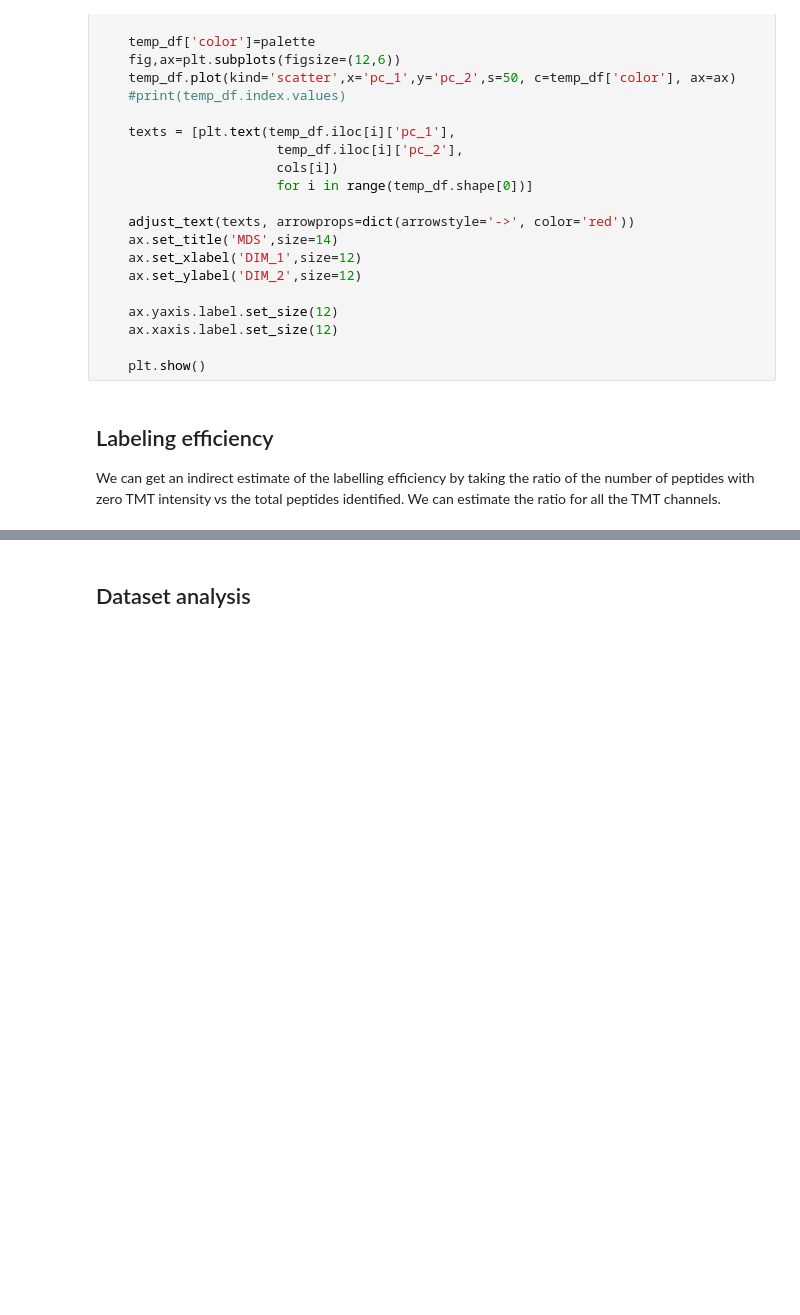
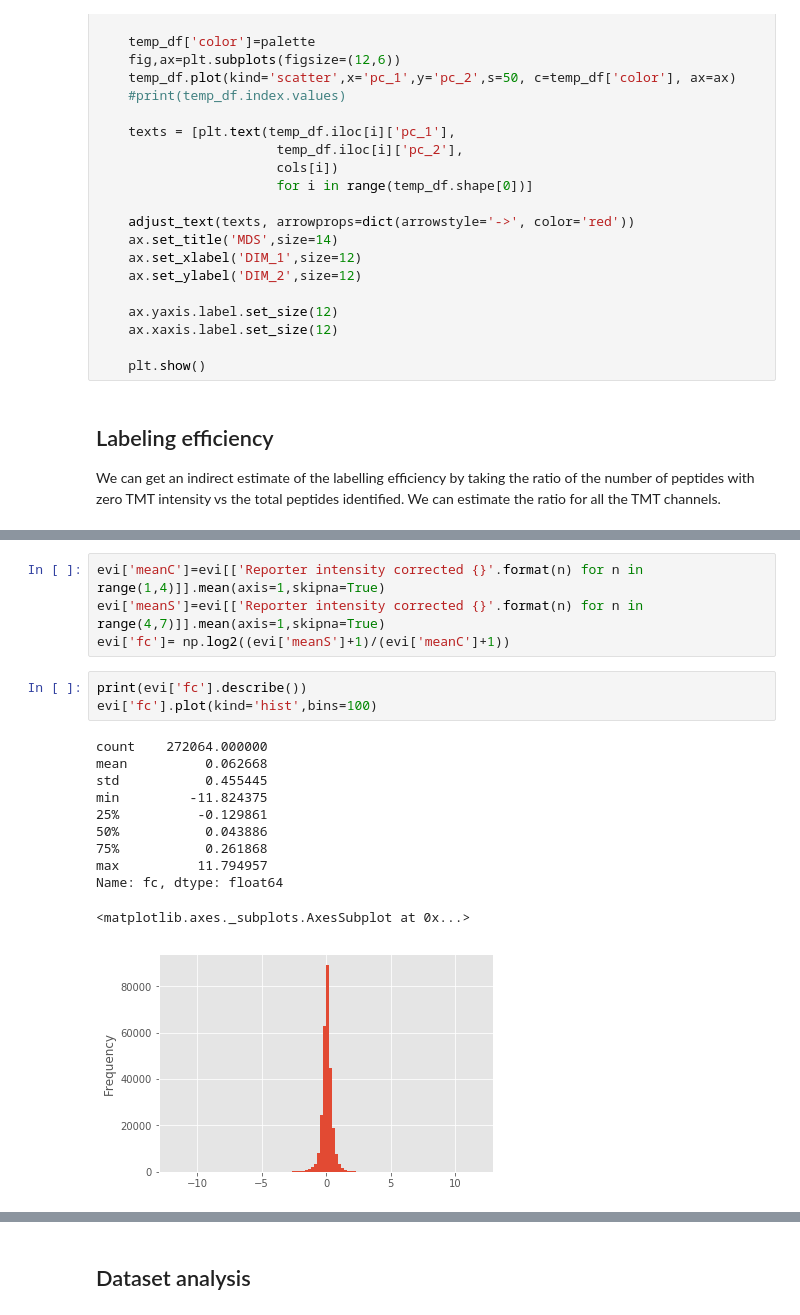
Before and after one commit to mtinti/old_age, a Jupyter notebook: analysis-def.ipynb, the cells around one changed output, grey strips where cells are left out. Saved outputs shown, nothing was run; the diff lists cells and outputs as text; blank space fills up the shorter version.

```diff
--- a/analysis-def.ipynb
+++ b/analysis-def.ipynb
@@ -164,0 +161,19 @@ plt.show()
+# %%
+evi['meanC']=evi[['Reporter intensity corrected {}'.format(n) for n in range(1,4)]].mean(axis=1,skipna=True)
+evi['meanS']=evi[['Reporter intensity corrected {}'.format(n) for n in range(4,7)]].mean(axis=1,skipna=True)
+evi['fc']= np.log2((evi['meanS']+1)/(evi['meanC']+1))
+# %%
+print(evi['fc'].describe())
+evi['fc'].plot(kind='hist',bins=100)
+# %% [output]
+count    272064.000000
+mean          0.062668
+std           0.455445
+min         -11.824375
+25%          -0.129861
+50%           0.043886
+75%           0.261868
+max          11.794957
+Name: fc, dtype: float64
+<matplotlib.axes._subplots.AxesSubplot at 0x...>
+[figure, added]
```
Also changed, not shown: parts of 71 cells of this notebook, 2 other files.
